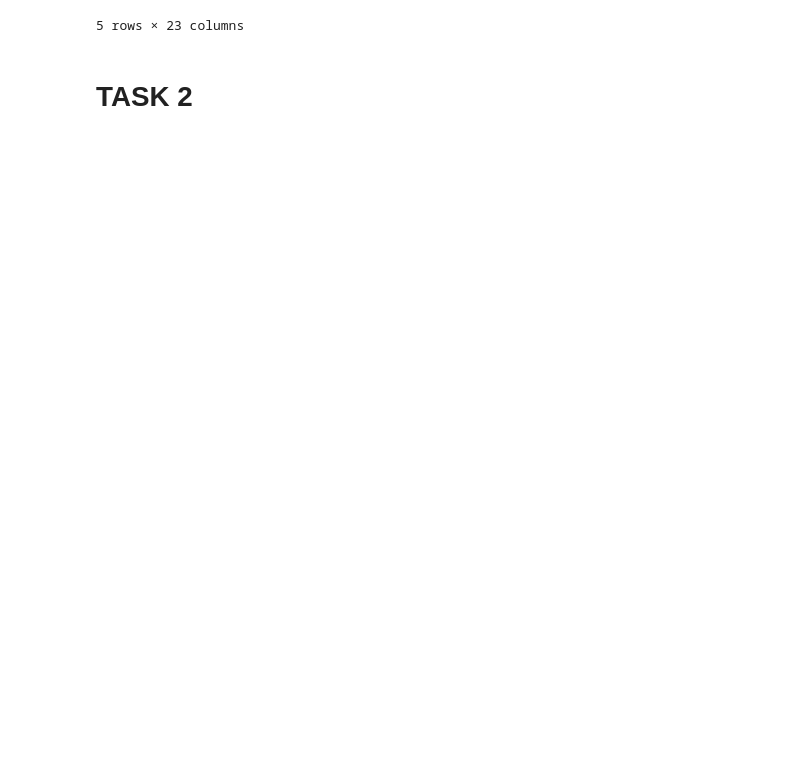
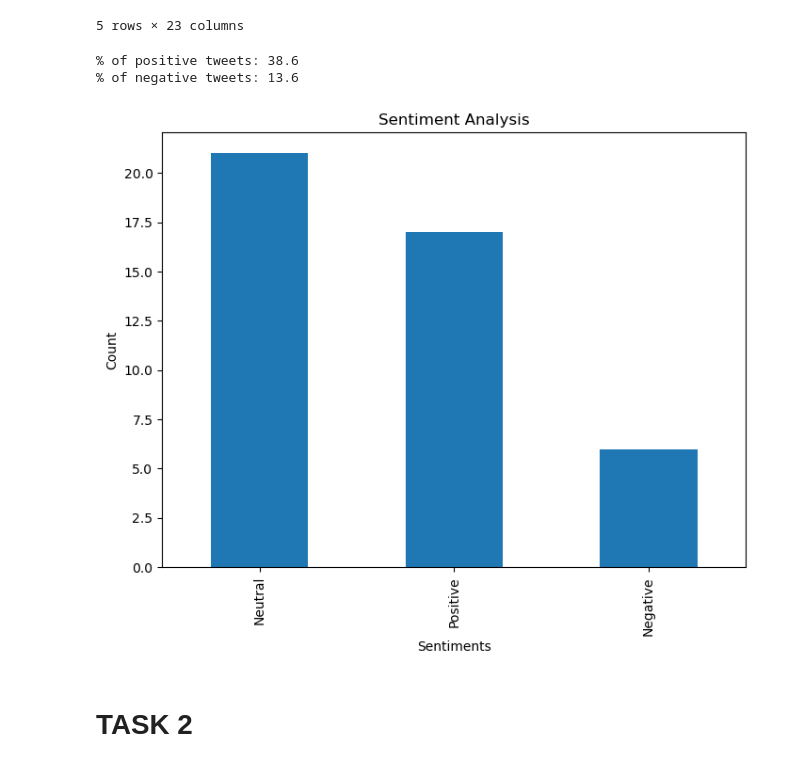
Before and after one commit to fatimairfankhan/ai-lab-final, a Jupyter notebook: main.ipynb, the cells around one changed output. Saved outputs shown, nothing was run; the diff lists cells and outputs as text; code cells hidden in the pictures; blank space fills up the shorter version.

```diff
--- a/main.ipynb
+++ b/main.ipynb
@@ -240,6 +240,22 @@ negative_tweets.head()
 | 43480 | 2023-01-24 01:33:51+00:00 | 1617697154340120064 | major problem ChatGPT cite source... | gracielagon | https://twitter.com/gracielagon/s... | https://twitter.com/gracielagon | ['https://twitter.com/ProfNoahGia... | ['https://t.co/QotcjnrLGd'] | 1 | ... |
 | 48135 | 2023-01-24 05:26:38+00:00 | 1617755736679020032 | Max supply changeable without con... | kie_v7 | https://twitter.com/kie_v7/status... | https://twitter.com/kie_v7 | ['https://github.com/bitcoin/bitc... | ['https://t.co/L93bZr9VTj', 'http... | 0 | ... |
 5 rows × 23 columns
+# %%
+#Get % of positive, negative, neutral tweets
+print("% of positive tweets:", round((positive_tweets.shape[0]/final.shape[0])*100, 1))
+print("% of negative tweets:", round((negative_tweets.shape[0]/final.shape[0])*100, 1))
+# %% [output]
+% of positive tweets: 38.6
+% of negative tweets: 13.6
+# %%
+plt.figure(figsize=(8,6))
+final['Analysis'].value_counts().plot(kind='bar')
+plt.title("Sentiment Analysis")
+plt.xlabel('Sentiments')
+plt.ylabel('Count')
+plt.show()
+# %% [output]
+[figure, added]
 # %% [markdown]
 # TASK 2
 # %%
```
Also changed, not shown: parts of 4 cells of this notebook.
